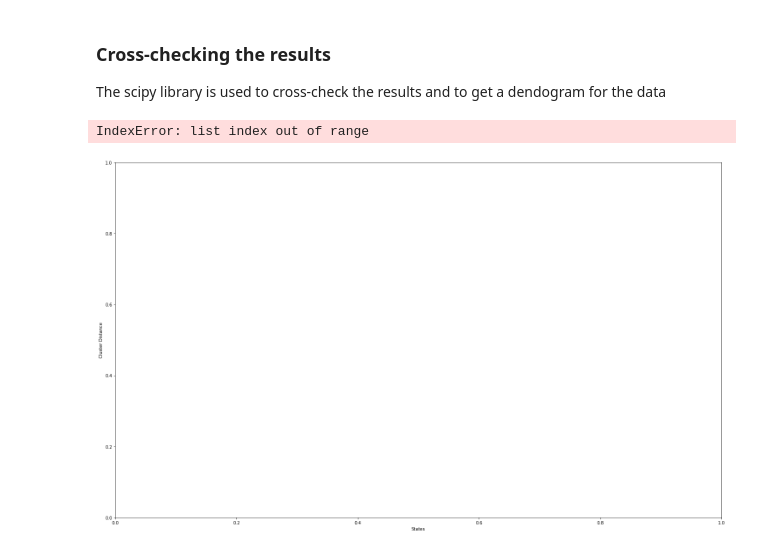
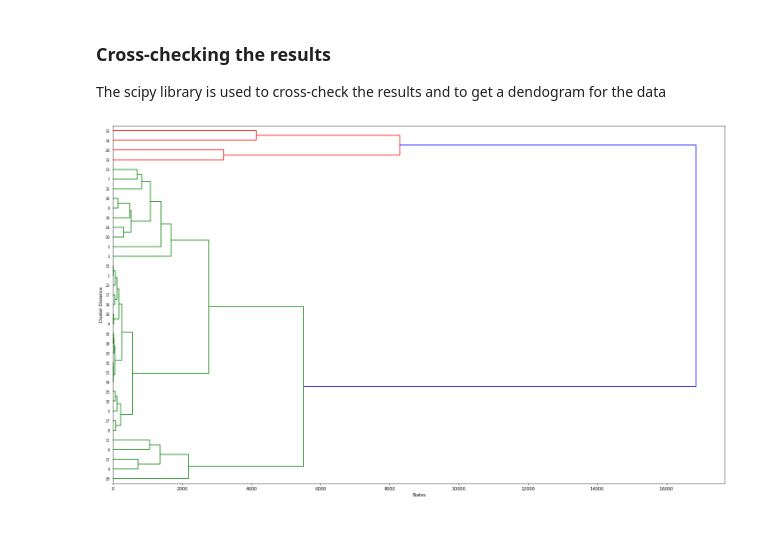
Before and after one commit to rynaa/crime-analysis-report-1, a Jupyter notebook: Hierarchical Clustering .ipynb, the cells around one changed output. Drawn from its saved outputs; the diff is of its cells as text; code cells hidden in the pictures.

Commit message:
plots: Change hierarchical clustering plot

```diff
--- a/Hierarchical Clustering .ipynb
+++ b/Hierarchical Clustering .ipynb
@@ -207,12 +207,11 @@ The scipy library is used to cross-check the results and to get a dendogram for
 # %%
 from scipy.cluster.hierarchy import dendrogram, linkage
 from matplotlib import pyplot as plt
 X = np.array(year_list)
 Z = linkage(X, 'complete')
 fig = plt.figure(figsize=(25, 15))
 plt.xlabel('States')
 plt.ylabel('Cluster Distance')
-dn = dendrogram(Z, orientation='right', labels=labelList)
+dn = dendrogram(Z, orientation='right')
 # %% [output]
-IndexError: list index out of range
-[figure, old version]
+[figure, new version]
```
Also changed, not shown: parts of 3 cells of this notebook, 4 other files.
